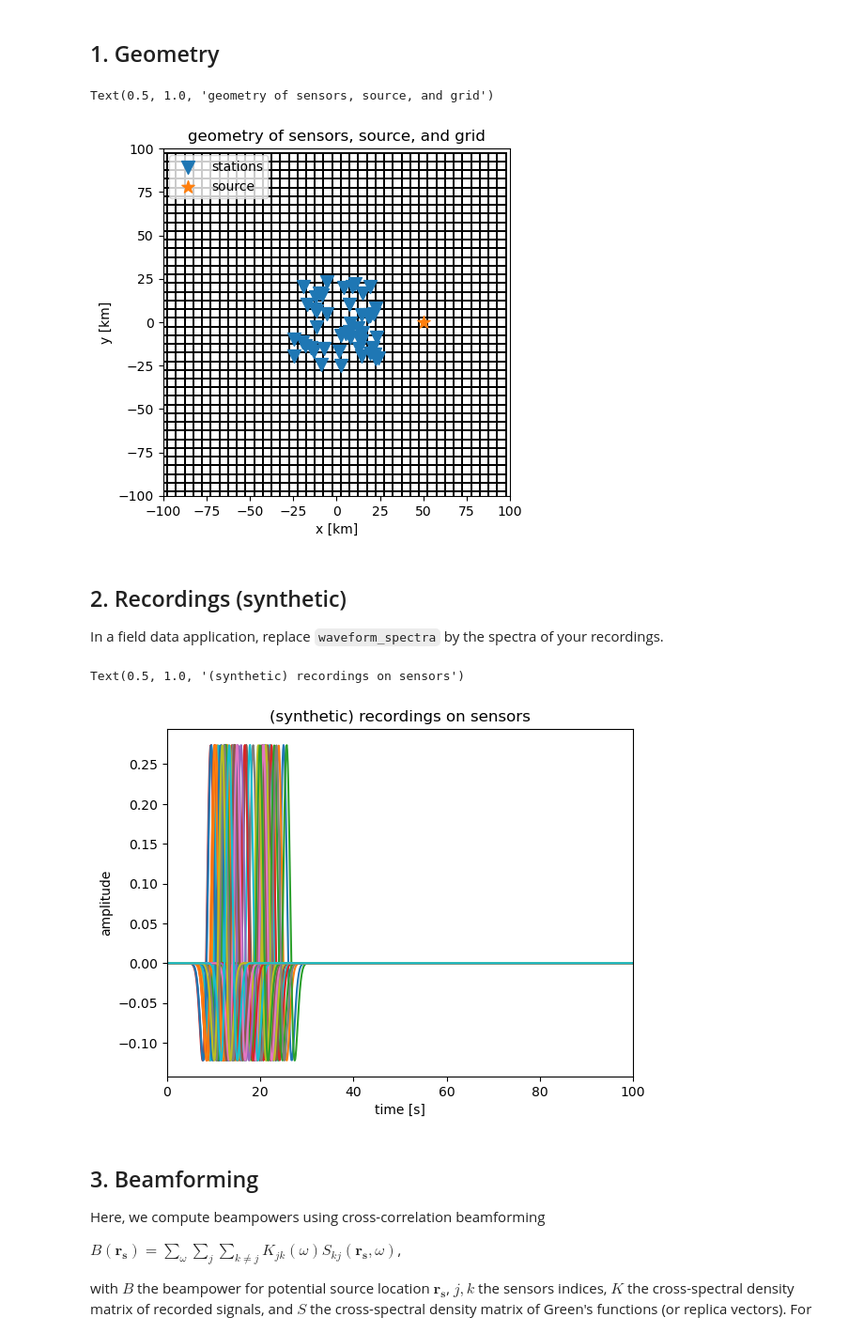
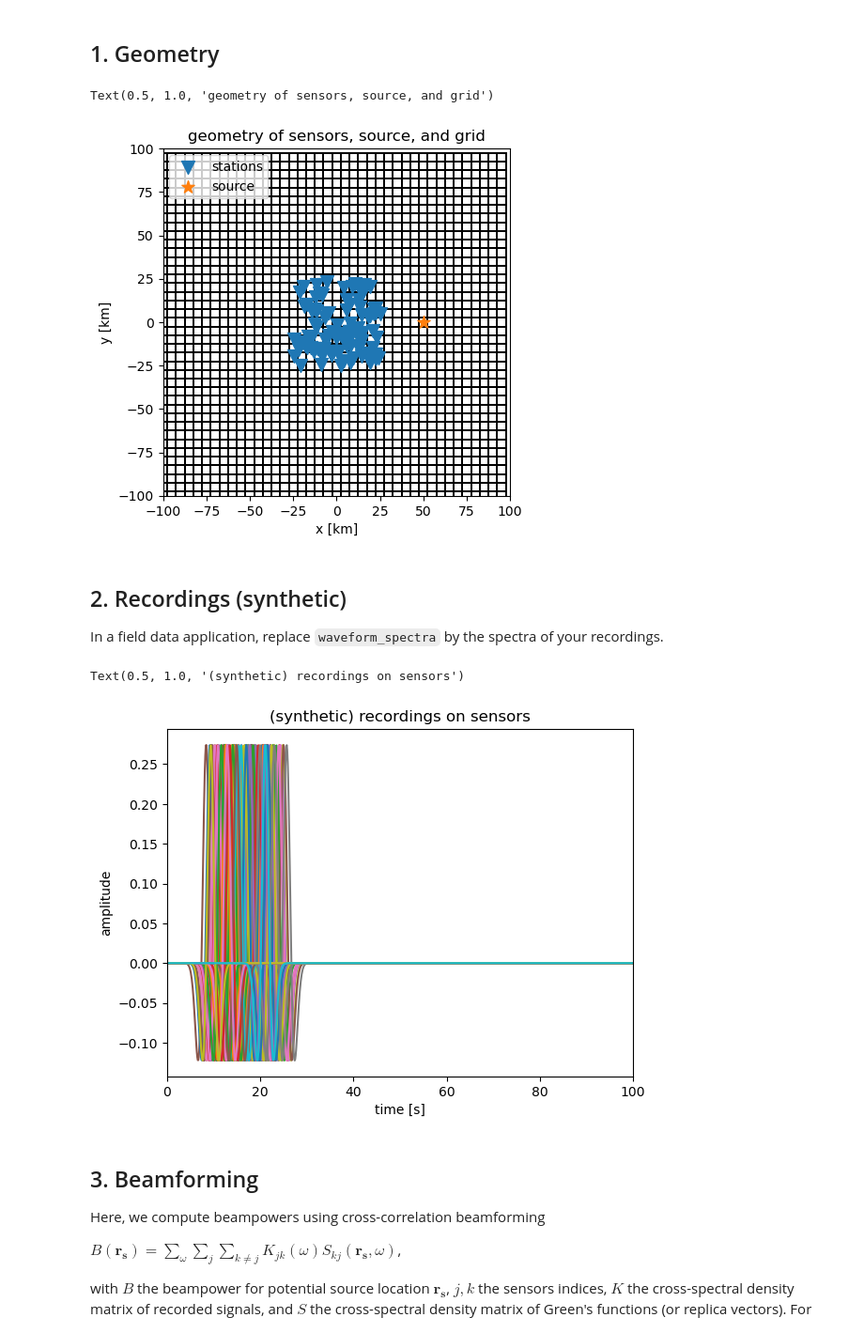
Before and after one commit to schipp/fast_beamforming, a Jupyter notebook: beamforming_pytorch.ipynb, the cells around one changed output. Shown at 94% size. Saved outputs shown, nothing was run; the diff lists cells and outputs as text; code cells hidden in the pictures.

```diff
--- a/beamforming_pytorch.ipynb
+++ b/beamforming_pytorch.ipynb
@@ -35,37 +35,37 @@ import torch
 torch.manual_seed(42)
 
 # geometry of the problem
-n_sensors = 50
+n_sensors = 100
 # uniform random distribution in [-25, 25]
 stations = torch.rand((n_sensors, 2)) * 50
 stations -= 25
 source = torch.tensor([50, 0])
 
 # generate grid points
 grid_limit = 100
 grid_spacing = 5
 grid_coords = torch.arange(-grid_limit, grid_limit, grid_spacing)
 gridpoints = torch.tensor(list(product(grid_coords, repeat=2)))
 
 # generate empty grid cells for visulation
 xx, yy = torch.meshgrid(grid_coords, grid_coords, indexing="xy")
 empty_cells = torch.zeros_like(xx) * torch.nan
 
 # plotting
 fig, ax = plt.subplots(1)
 ax.pcolormesh(xx, yy, empty_cells, ec="k", lw=0.01)
 ax.scatter(*stations.T, marker="v", s=100, label="stations")
 ax.scatter(*source, marker="*", s=100, label="source")
 ax.set_xlim(-100, 100)
 ax.set_ylim(-100, 100)
 ax.set_aspect("equal")
 ax.legend(loc=2)
 ax.set_xlabel("x [km]")
 ax.set_ylabel("y [km]")
 ax.set_title("geometry of sensors, source, and grid")
 # %% [output]
 Text(0.5, 1.0, 'geometry of sensors, source, and grid')
-[figure, old version]
+[figure, new version]
 # %% [markdown]
 ## 2. Recordings (synthetic)
 
@@ -110,7 +110,7 @@ ax.set_ylabel("amplitude")
 ax.set_title ("(synthetic) recordings on sensors")
 # %% [output]
 Text(0.5, 1.0, '(synthetic) recordings on sensors')
-[figure, old version]
+[figure, new version]
 # %% [markdown]
 ## 3. Beamforming
 
```
Also changed, not shown: parts of 1 cell of this notebook, 3 other files.
